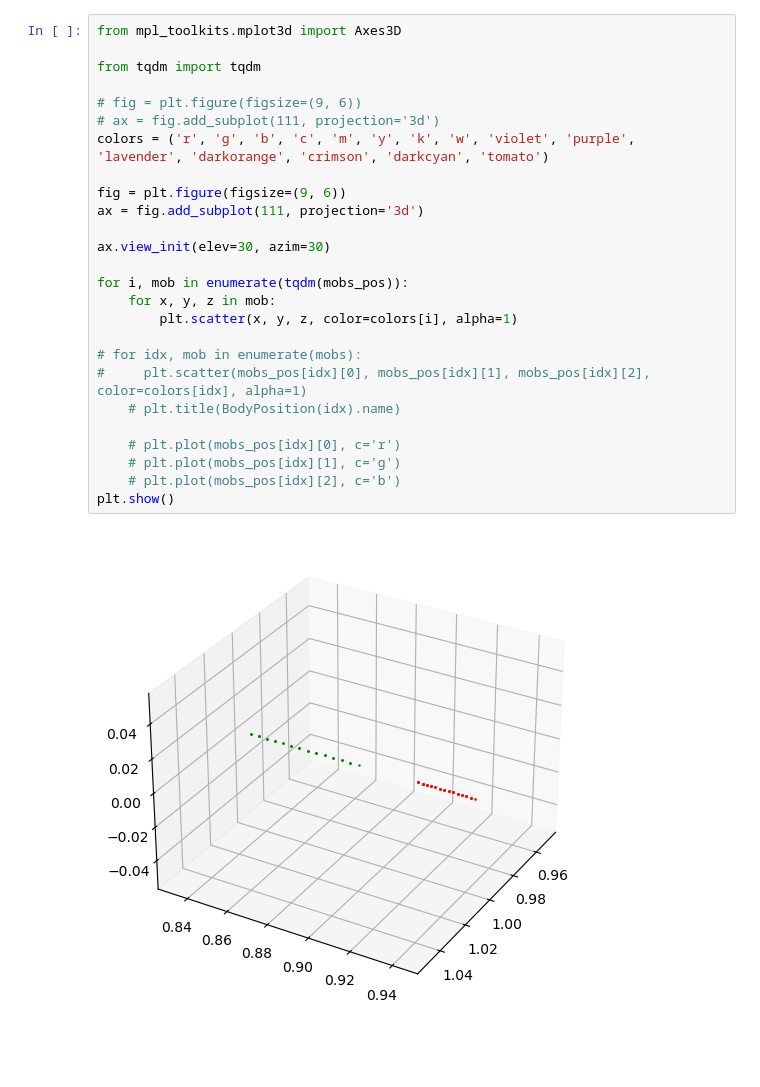
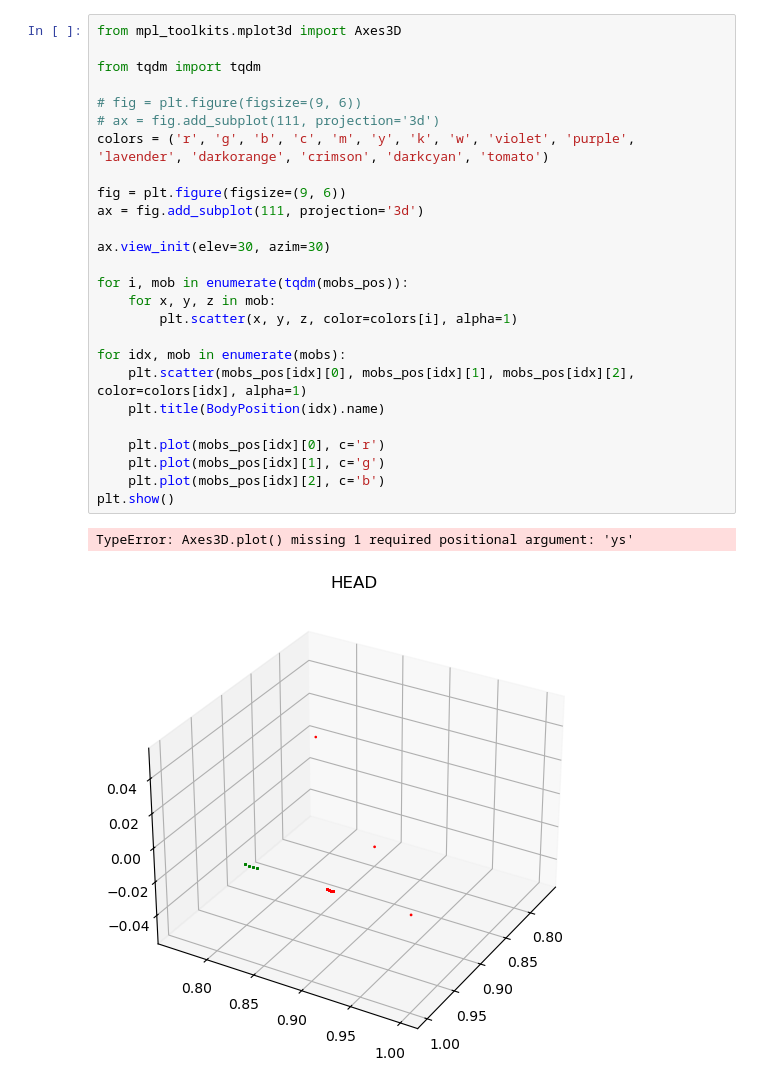
Before and after one commit to GmelaN/seoung_sim, a Jupyter notebook: mobility_visualization.ipynb, the cells around one changed output. Saved outputs shown, nothing was run; the diff lists cells and outputs as text; blank space fills up the shorter version.

```diff
--- a/mobility_visualization.ipynb
+++ b/mobility_visualization.ipynb
@@ -47,28 +59,29 @@ tuple((BodyPosition))[11:]
 # %%
 from mpl_toolkits.mplot3d import Axes3D
 
 from tqdm import tqdm
 
 # fig = plt.figure(figsize=(9, 6))
 # ax = fig.add_subplot(111, projection='3d')
 colors = ('r', 'g', 'b', 'c', 'm', 'y', 'k', 'w', 'violet', 'purple', 'lavender', 'darkorange', 'crimson', 'darkcyan', 'tomato')
 
 fig = plt.figure(figsize=(9, 6))
 ax = fig.add_subplot(111, projection='3d')
 
 ax.view_init(elev=30, azim=30)
 
 for i, mob in enumerate(tqdm(mobs_pos)):
     for x, y, z in mob:
         plt.scatter(x, y, z, color=colors[i], alpha=1)
 
-# for idx, mob in enumerate(mobs):
-#     plt.scatter(mobs_pos[idx][0], mobs_pos[idx][1], mobs_pos[idx][2], color=colors[idx], alpha=1)
-    # plt.title(BodyPosition(idx).name)
+for idx, mob in enumerate(mobs):
+    plt.scatter(mobs_pos[idx][0], mobs_pos[idx][1], mobs_pos[idx][2], color=colors[idx], alpha=1)
+    plt.title(BodyPosition(idx).name)
 
-    # plt.plot(mobs_pos[idx][0], c='r')
-    # plt.plot(mobs_pos[idx][1], c='g')
-    # plt.plot(mobs_pos[idx][2], c='b')
+    plt.plot(mobs_pos[idx][0], c='r')
+    plt.plot(mobs_pos[idx][1], c='g')
+    plt.plot(mobs_pos[idx][2], c='b')
 plt.show()
 # %% [output]
+TypeError: Axes3D.plot() missing 1 required positional argument: 'ys'
-[figure, old version]
+[figure, new version]
```
Also changed, not shown: parts of 2 cells of this notebook, 4 other files.
